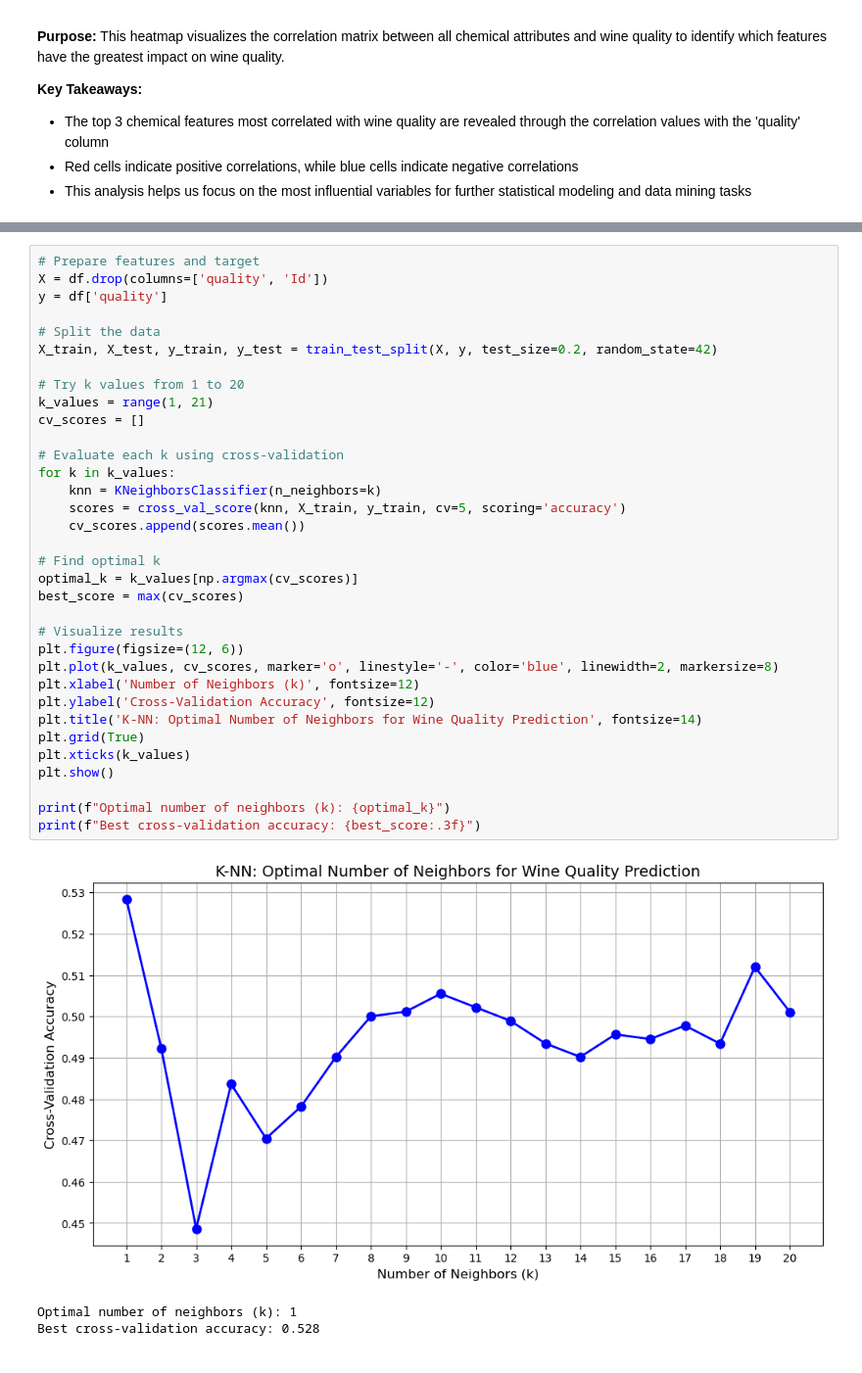
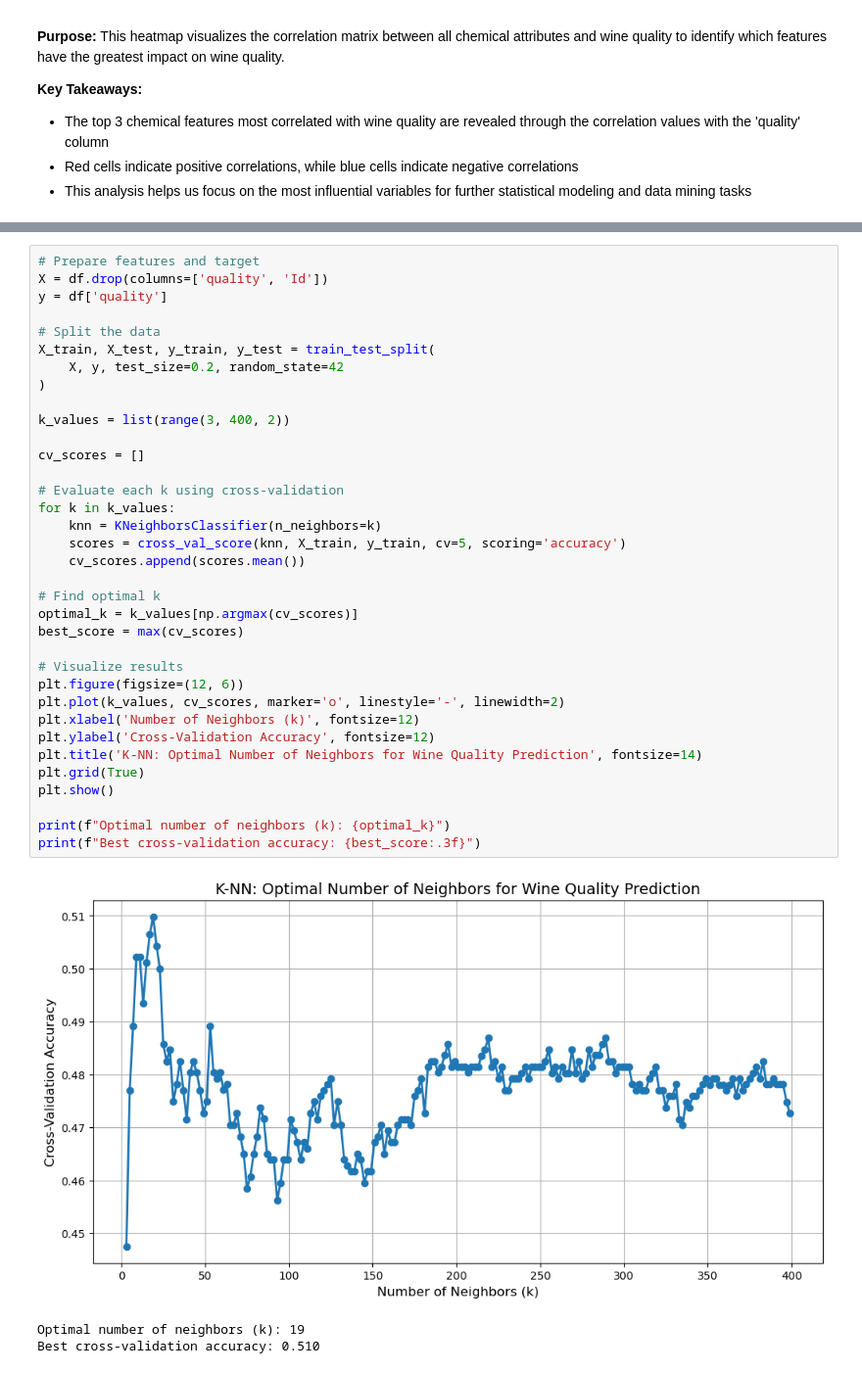
Before and after one commit to AyvaWright/datamining, a Jupyter notebook: Lab4.ipynb, the cells around one changed output, grey strips where cells are left out. Shown at 98% size. Saved outputs shown, nothing was run; the diff lists cells and outputs as text.

```diff
--- a/Lab4.ipynb
+++ b/Lab4.ipynb
@@ -147,38 +182,39 @@ Inertia values: [6102.320753045071, 5175.695523836563, 4644.587137249362, 4110.3
 # %%
 # Prepare features and target
 X = df.drop(columns=['quality', 'Id'])
 y = df['quality']
 
 # Split the data
-X_train, X_test, y_train, y_test = train_test_split(X, y, test_size=0.2, random_state=42)
+X_train, X_test, y_train, y_test = train_test_split(
+    X, y, test_size=0.2, random_state=42
+)
 
-# Try k values from 1 to 20
-k_values = range(1, 21)
+k_values = list(range(3, 400, 2))
+
 cv_scores = []
 
 # Evaluate each k using cross-validation
 for k in k_values:
     knn = KNeighborsClassifier(n_neighbors=k)
     scores = cross_val_score(knn, X_train, y_train, cv=5, scoring='accuracy')
     cv_scores.append(scores.mean())
 
 # Find optimal k
 optimal_k = k_values[np.argmax(cv_scores)]
 best_score = max(cv_scores)
 
 # Visualize results
 plt.figure(figsize=(12, 6))
-plt.plot(k_values, cv_scores, marker='o', linestyle='-', color='blue', linewidth=2, markersize=8)
+plt.plot(k_values, cv_scores, marker='o', linestyle='-', linewidth=2)
 plt.xlabel('Number of Neighbors (k)', fontsize=12)
 plt.ylabel('Cross-Validation Accuracy', fontsize=12)
 plt.title('K-NN: Optimal Number of Neighbors for Wine Quality Prediction', fontsize=14)
 plt.grid(True)
-plt.xticks(k_values)
 plt.show()
 
 print(f"Optimal number of neighbors (k): {optimal_k}")
 print(f"Best cross-validation accuracy: {best_score:.3f}")
 # %% [output]
-[figure, old version]
+[figure, new version]
-Optimal number of neighbors (k): 1
-Best cross-validation accuracy: 0.528
+Optimal number of neighbors (k): 19
+Best cross-validation accuracy: 0.510
```
Also changed, not shown: parts of 8 cells of this notebook.
